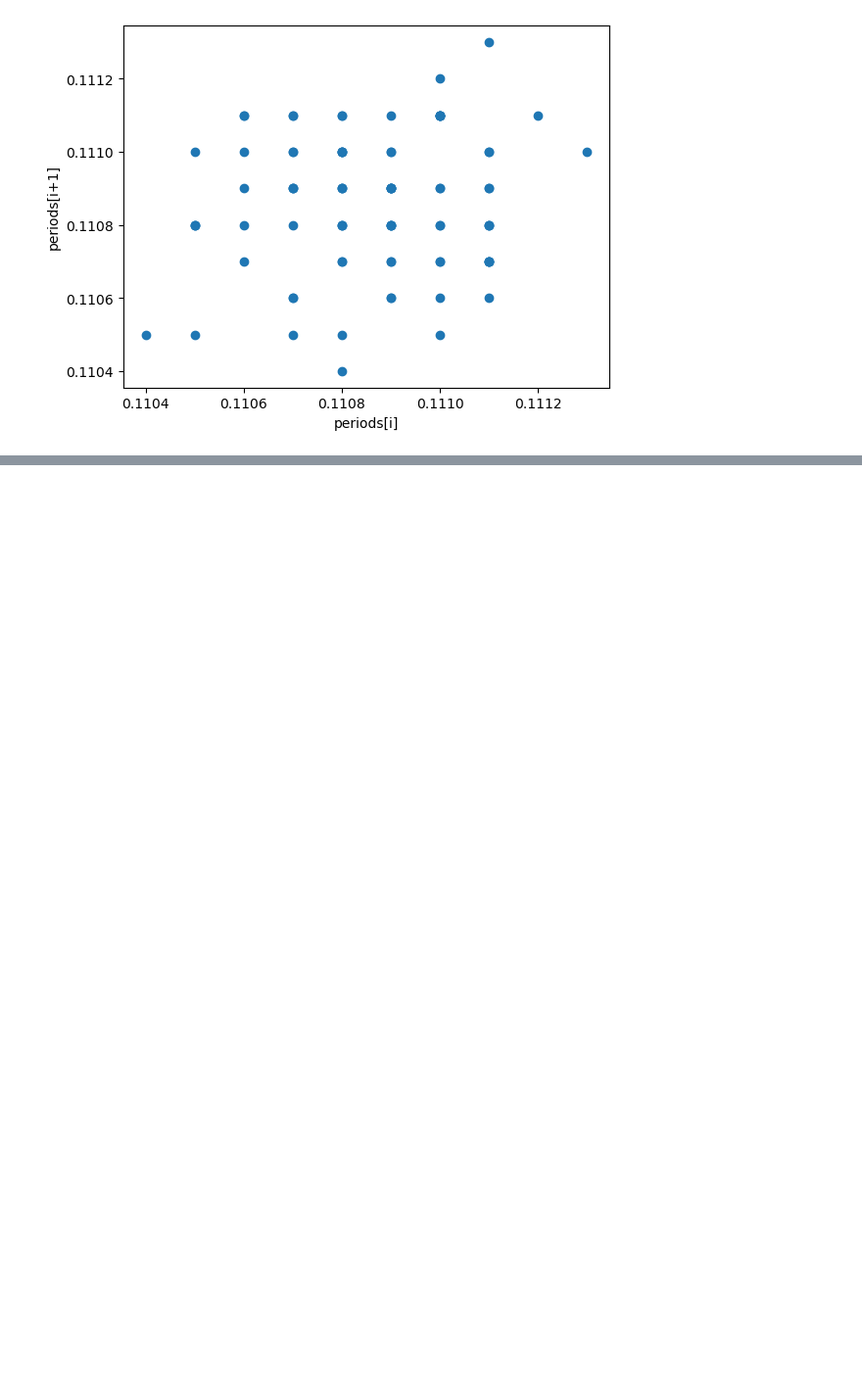
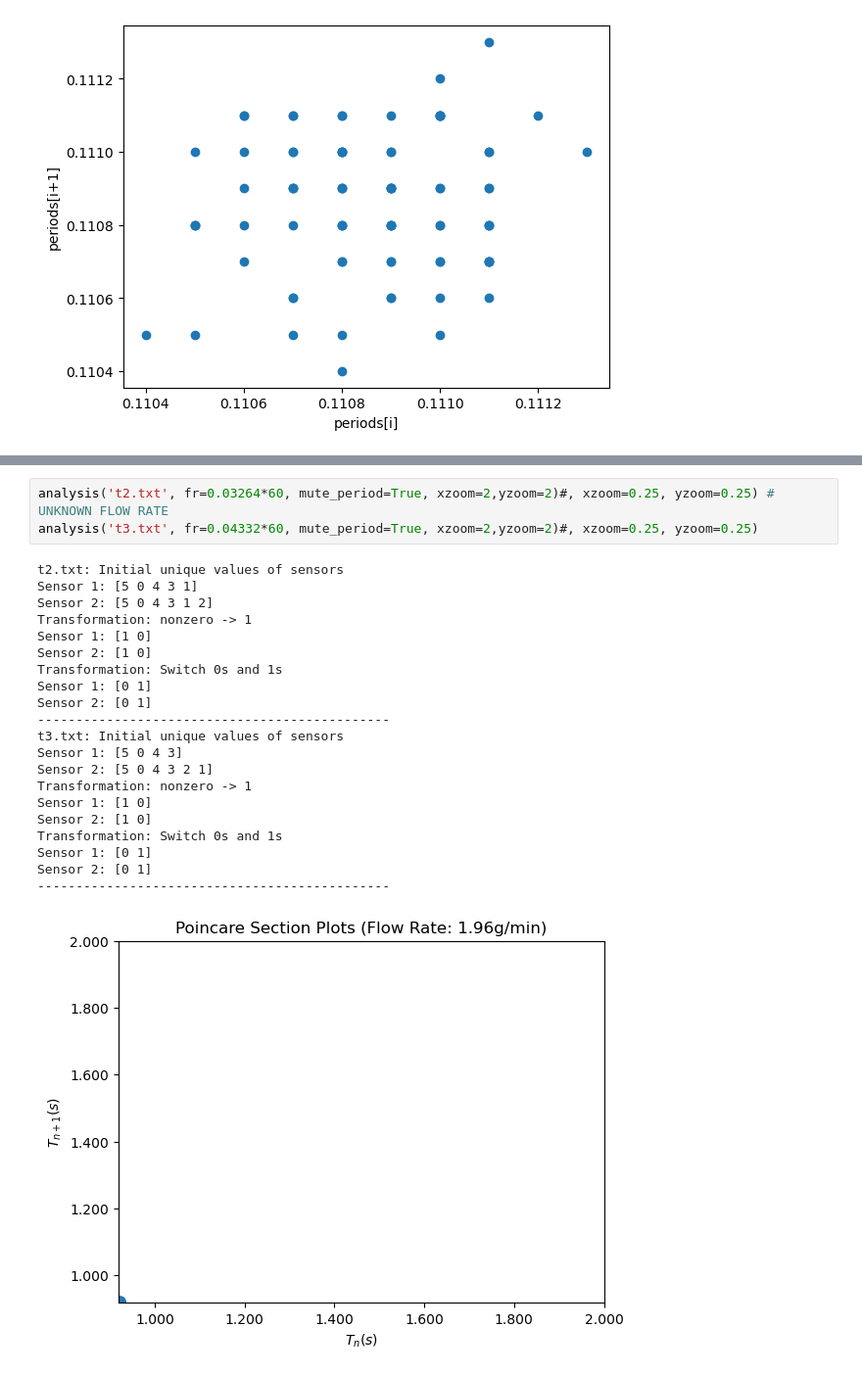
Before and after one commit to ryanznie/adlab-experiments, a Jupyter notebook: chaos/chaos_analysis.ipynb, the cells around one changed output, grey strips where cells are left out. Shown at 98% size. Cells and saved outputs as stored; diff of their text form; blank space fills up the shorter version.

```diff
--- a/chaos/chaos_analysis.ipynb
+++ b/chaos/chaos_analysis.ipynb
@@ -195,0 +212,25 @@ Sensor 2: [0 1]
+# %%
+analysis('t2.txt', fr=0.03264*60, mute_period=True, xzoom=2,yzoom=2)#, xzoom=0.25, yzoom=0.25) # UNKNOWN FLOW RATE
+analysis('t3.txt', fr=0.04332*60, mute_period=True, xzoom=2,yzoom=2)#, xzoom=0.25, yzoom=0.25)
+# %% [output]
+t2.txt: Initial unique values of sensors
+Sensor 1: [5 0 4 3 1]
+Sensor 2: [5 0 4 3 1 2]
+Transformation: nonzero -> 1
+Sensor 1: [1 0]
+Sensor 2: [1 0]
+Transformation: Switch 0s and 1s
+Sensor 1: [0 1]
+Sensor 2: [0 1]
+----------------------------------------------
+t3.txt: Initial unique values of sensors
+Sensor 1: [5 0 4 3]
+Sensor 2: [5 0 4 3 2 1]
+Transformation: nonzero -> 1
+Sensor 1: [1 0]
+Sensor 2: [1 0]
+Transformation: Switch 0s and 1s
+Sensor 1: [0 1]
+Sensor 2: [0 1]
+----------------------------------------------
+[figure, added]
```
Also changed, not shown: parts of 13 cells of this notebook.
